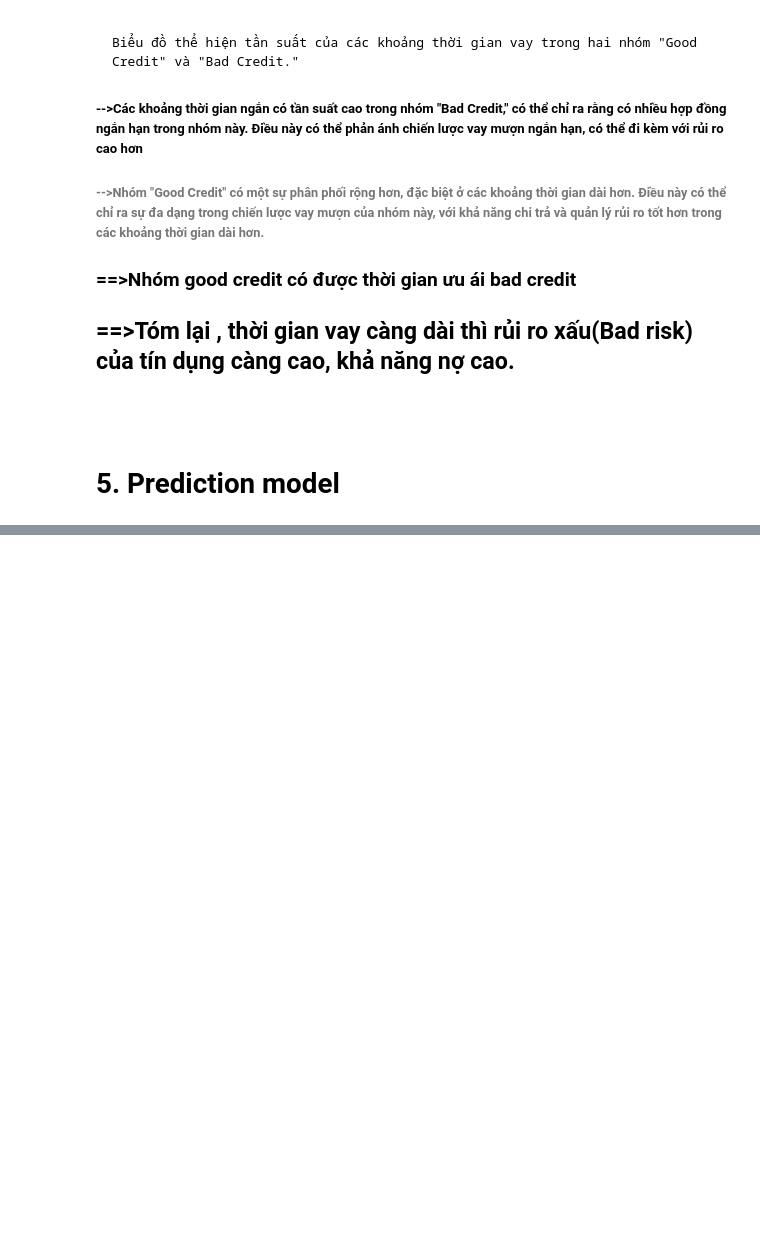
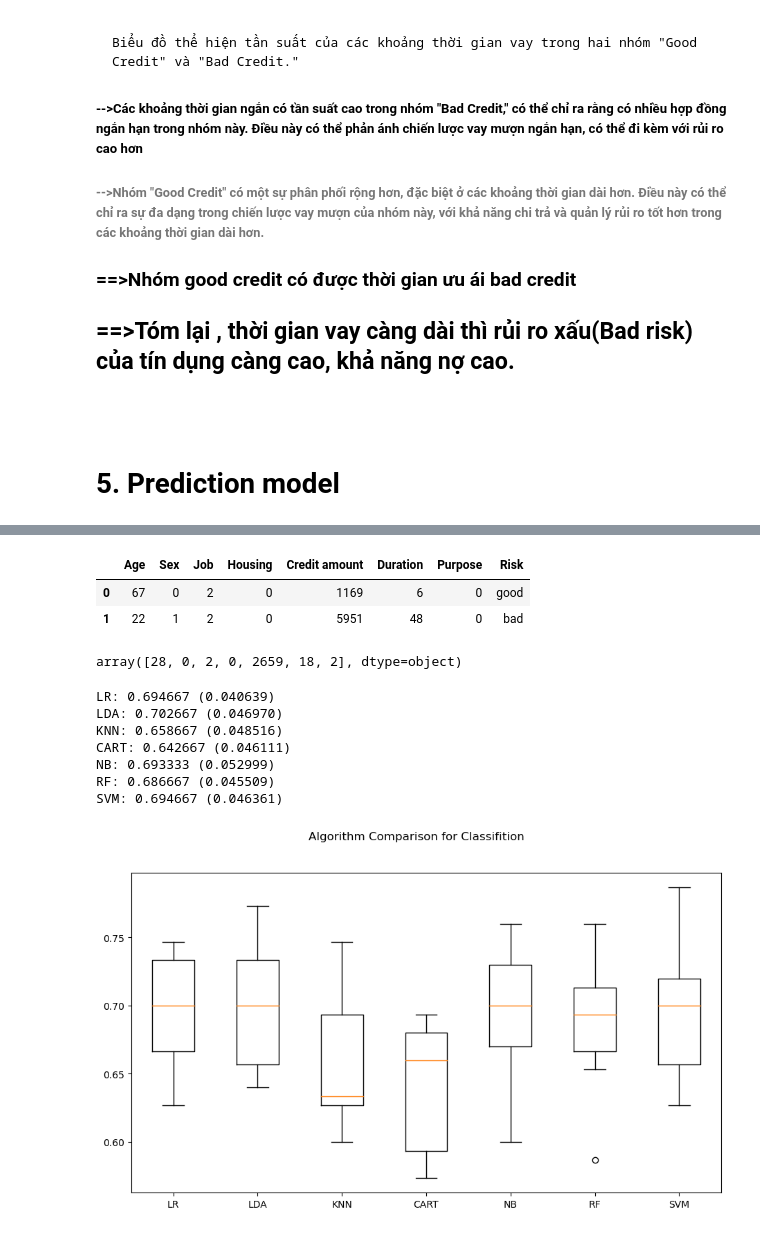
Before and after one commit to tn9th8/Python_CreditRisk, a Jupyter notebook: Project_Demo.ipynb, the cells around one changed output, grey strips where cells are left out. Saved outputs shown, nothing was run; the diff lists cells and outputs as text; code cells hidden in the pictures; blank space fills up the shorter version.

Commit message:
update NB model

```diff
--- a/Project_Demo.ipynb
+++ b/Project_Demo.ipynb
@@ -1299,11 +1212,0 @@ for col in lst:
-# %%
-# chỉnh sửa một vài thông số
-df_p['Risk_int'] = df_p['Risk_int'].astype(int)
-for val in ['Age_p', 'Housing_p', 'Sex_p', 'Saving_p', 'Duration_p']:
-    df_p[val] = df_p[val].astype(float)
-
-for val in ['Age', 'Sex', 'Job', 'Housing', 'Saving accounts', 'Checking account',
-            'Credit amount', 'Duration', 'Purpose', 'Risk', 'Age group', 'Duration group']:
-    df_p = df_p.drop(val, axis=1)
-
-df_p.head(2)
@@ -1541,0 +1309,64 @@ Risk by FW model:  15.491
+# %%
+"""chuyển unique values của biến category thành numeric"""
+def transform_data_to_numeric(column):
+    i = 0
+    for val in cates[column]: # cates là một dict()
+        df_ml.loc[df[column] == val, column] = i
+        i += 1
+transform_data_to_numeric("Sex")
+transform_data_to_numeric("Housing")
+transform_data_to_numeric("Purpose")
+
+df_ml.head(2)
+# %% [output]
+|  | Age | Sex | Job | Housing | Credit amount | Duration | Purpose | Risk |
+| 0 | 67 | 0 | 2 | 0 | 1169 | 6 | 0 | good |
+| 1 | 22 | 1 | 2 | 0 | 5951 | 48 | 0 | bad |
+# %%
+"""chia data thành 2 tập training và testing"""
+X = df_ml.drop('Risk', 1).values #.values: cover frame => array, 1 record => 1 element
+y = df_ml["Risk"].values
+X_train, X_test, y_train, y_test = train_test_split(X, y, test_size = 0.25, random_state=42)
+
+X_train[5]
+# %% [output]
+array([28, 0, 2, 0, 2659, 18, 2], dtype=object)
+# %%
+"""so sánh ML algorithms for classification"""
+models = [] #prepare models
+models.append(('LR', LogisticRegression()))
+models.append(('LDA', LinearDiscriminantAnalysis()))
+models.append(('KNN', KNeighborsClassifier()))
+models.append(('CART', DecisionTreeClassifier()))
+models.append(('NB', GaussianNB()))
+models.append(('RF', RandomForestClassifier()))
+models.append(('SVM', SVC(gamma='auto')))
+#models.append(('XGB', XGBClassifier()))
+
+#đánh giá từng model
+results = []
+names = []
+kfold = KFold(n_splits=10, random_state=7, shuffle=True) #chia data thành 10 set, cùng 1 cách giữa các lần chạy, có xóa trộn
+for name, model in models:
+        cv_results = cross_val_score(model, X_train, y_train, cv=kfold) #kiểm định chéo trên nhiều set
+        results.append(cv_results)
+        names.append(name)
+        msg = "%s: %f (%f)" % (name, cv_results.mean(), cv_results.std())
+        print(msg)
+
+#dùng boxplot để thể hiện algorithm comparison
+fig = plt.figure(figsize=(11,6))
+fig.suptitle('Algorithm Comparison for Classifition')
+ax = fig.add_subplot(111)
+plt.boxplot(results)
+ax.set_xticklabels(names)
+plt.show()
+# %% [output]
+LR: 0.694667 (0.040639)
+LDA: 0.702667 (0.046970)
+KNN: 0.658667 (0.048516)
+CART: 0.642667 (0.046111)
+NB: 0.693333 (0.052999)
+RF: 0.686667 (0.045509)
+SVM: 0.694667 (0.046361)
+[figure, added]
```
Also changed, not shown: parts of 47 cells of this notebook, 1 other file.
